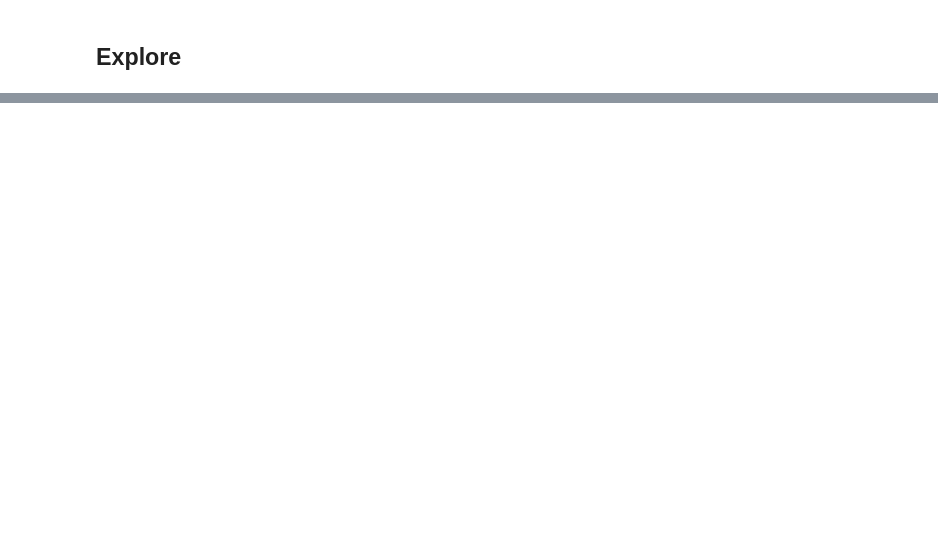
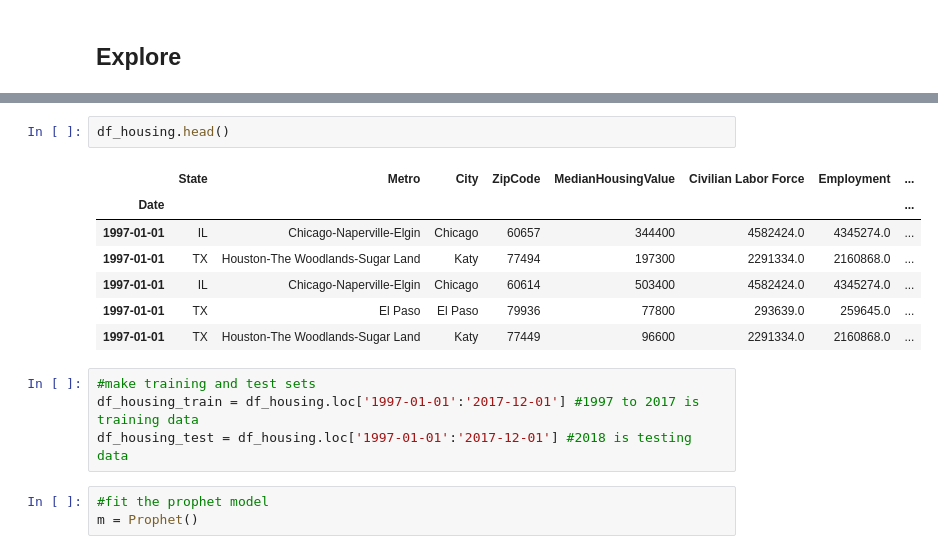
Before and after one commit to bcroarkin2726/IST718_BigDataAnalytics, a Jupyter notebook: HW2/Croarkin_Lab2.ipynb, the cells around one changed output, grey strips where cells are left out. Saved outputs shown, nothing was run; the diff lists cells and outputs as text; blank space fills up the shorter version.

```diff
--- a/HW2/Croarkin_Lab2.ipynb
+++ b/HW2/Croarkin_Lab2.ipynb
@@ -347,0 +426,17 @@ searcy = df_zillow.loc[(df_zillow['Metro'] == 'searcy') & (df_zillow['State'] ==
+# %%
+df_housing.head()
+# %% [output]
+|  | State | Metro | City | ZipCode | MedianHousingValue | Civilian Labor Force | Employment | ... |
+| Date |  |  |  |  |  |  |  | ... |
+| 1997-01-01 | IL | Chicago-Naperville-Elgin | Chicago | 60657 | 344400 | 4582424.0 | 4345274.0 | ... |
+| 1997-01-01 | TX | Houston-The Woodlands-Sugar Land | Katy | 77494 | 197300 | 2291334.0 | 2160868.0 | ... |
+| 1997-01-01 | IL | Chicago-Naperville-Elgin | Chicago | 60614 | 503400 | 4582424.0 | 4345274.0 | ... |
+| 1997-01-01 | TX | El Paso | El Paso | 79936 | 77800 | 293639.0 | 259645.0 | ... |
+| 1997-01-01 | TX | Houston-The Woodlands-Sugar Land | Katy | 77449 | 96600 | 2291334.0 | 2160868.0 | ... |
+# %%
+#make training and test sets
+df_housing_train = df_housing.loc['1997-01-01':'2017-12-01'] #1997 to 2017 is training data
+df_housing_test = df_housing.loc['1997-01-01':'2017-12-01'] #2018 is testing data
+# %%
+#fit the prophet model
+m = Prophet()
```
Also changed, not shown: parts of 25 cells of this notebook.
